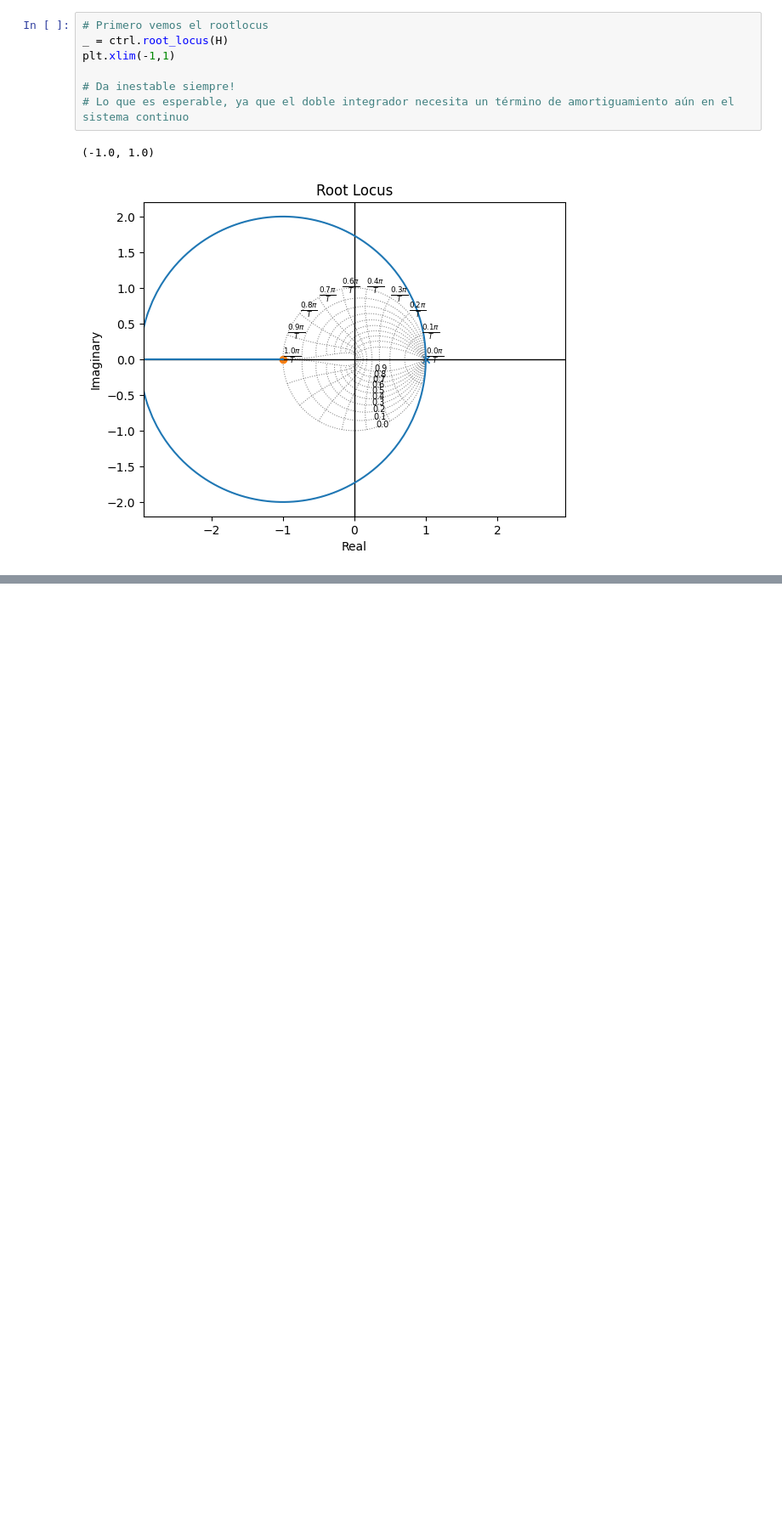
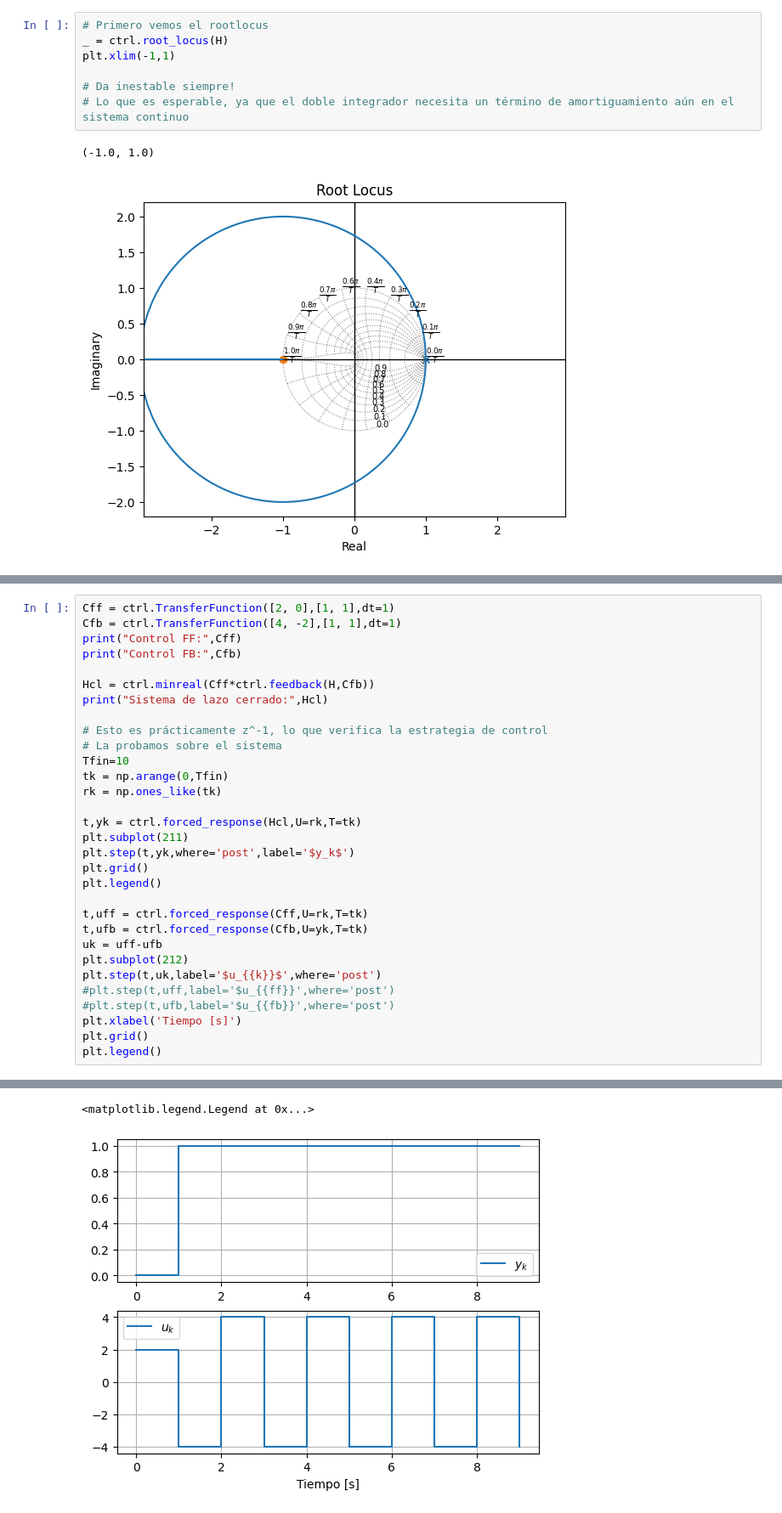
Before and after one commit to pgonfiuba/ica, a Jupyter notebook: 1. Sistemas discretos/control_doble_integrador.ipynb, the cells around one changed output, grey strips where cells are left out. Shown at 85% size. Cells and saved outputs as stored; diff of their text form; blank space fills up the shorter version.

```diff
--- a/1. Sistemas discretos/control_doble_integrador.ipynb
+++ b/1. Sistemas discretos/control_doble_integrador.ipynb
@@ -127,0 +156,32 @@ dt = 1
+# %%
+Cff = ctrl.TransferFunction([2, 0],[1, 1],dt=1)
+Cfb = ctrl.TransferFunction([4, -2],[1, 1],dt=1)
+print("Control FF:",Cff)
+print("Control FB:",Cfb)
+
+Hcl = ctrl.minreal(Cff*ctrl.feedback(H,Cfb))
+print("Sistema de lazo cerrado:",Hcl)
+
+# Esto es prácticamente z^-1, lo que verifica la estrategia de control
+# La probamos sobre el sistema
+Tfin=10
+tk = np.arange(0,Tfin)
+rk = np.ones_like(tk)
+
+t,yk = ctrl.forced_response(Hcl,U=rk,T=tk)
+plt.subplot(211)
+plt.step(t,yk,where='post',label='$y_k$')
+plt.grid()
+plt.legend()
+
+t,uff = ctrl.forced_response(Cff,U=rk,T=tk)
+t,ufb = ctrl.forced_response(Cfb,U=yk,T=tk)
+uk = uff-ufb
+plt.subplot(212)
+plt.step(t,uk,label='$u_{{k}}$',where='post')
+#plt.step(t,uff,label='$u_{{ff}}',where='post')
+#plt.step(t,ufb,label='$u_{{fb}}',where='post')
+plt.xlabel('Tiempo [s]')
+plt.grid()
+plt.legend()
+# %% [output]
@@ -127,0 +205,2 @@ dt = 1
+<matplotlib.legend.Legend at 0x...>
+[figure, added]
```
Also changed, not shown: parts of 7 cells of this notebook.
